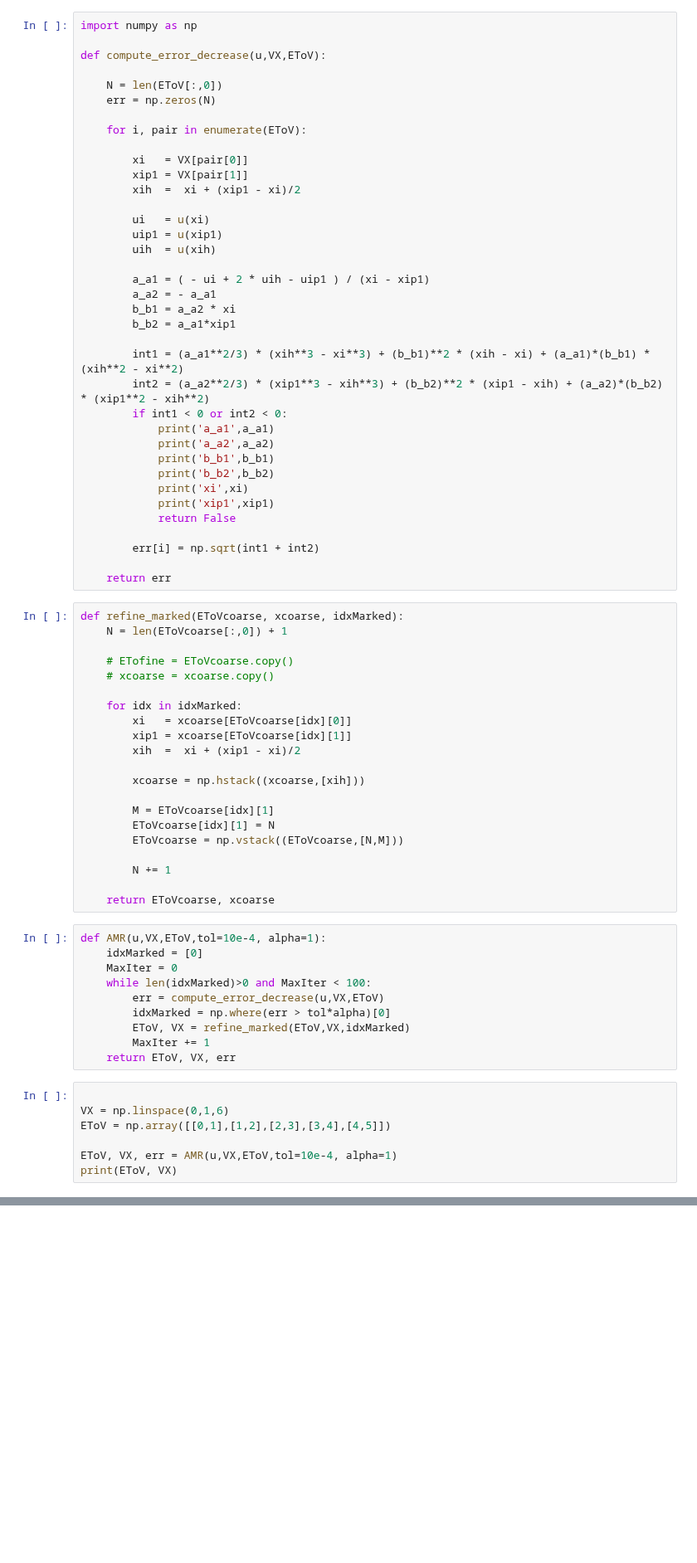
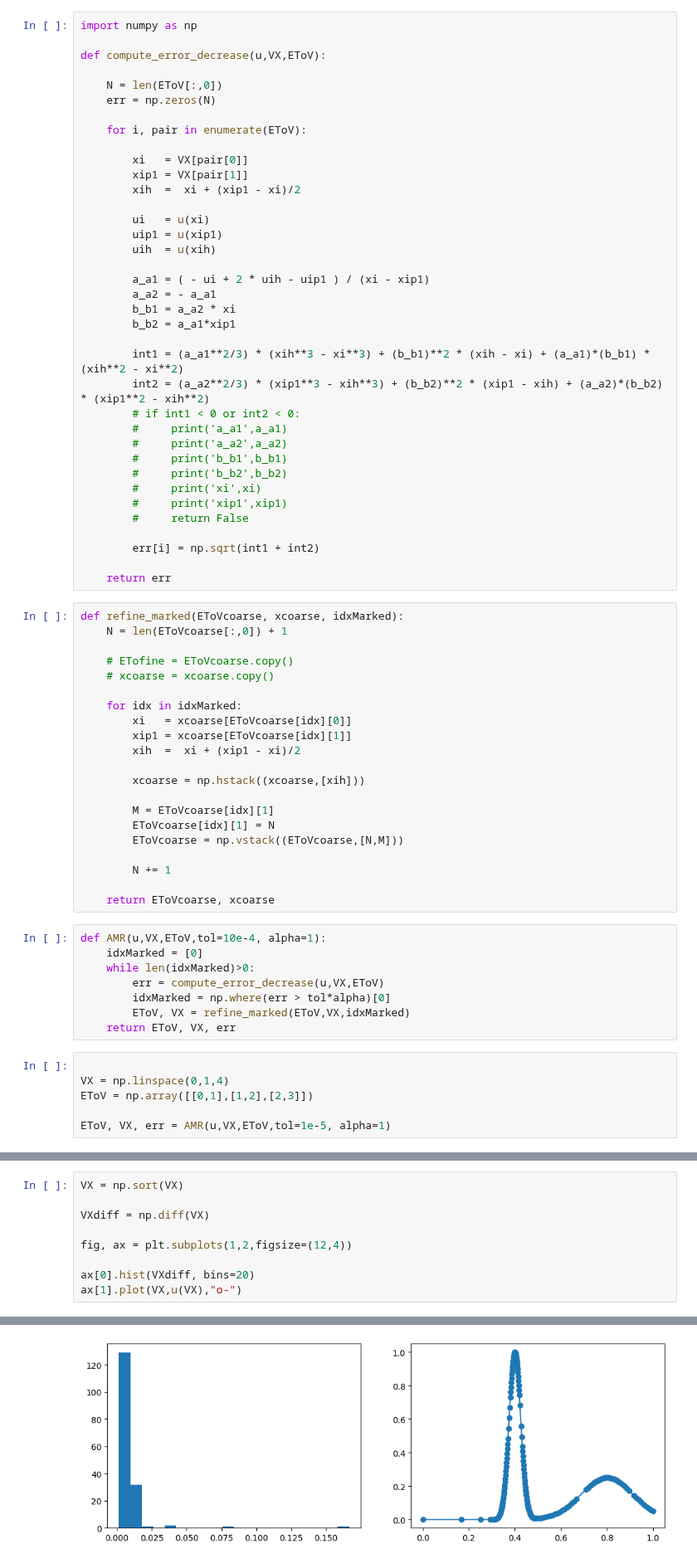
Before and after one commit to MarcusKNielsen/FEM, a Jupyter notebook: Assignment1.ipynb, the cells around one changed output, grey strips where cells are left out. Shown at 83% size. Drawn from its saved outputs; the diff is of its cells as text; blank space fills up the shorter version.

```diff
--- a/Assignment1.ipynb
+++ b/Assignment1.ipynb
@@ -511,14 +511,14 @@ def compute_error_decrease(u,VX,EToV):
 
         int1 = (a_a1**2/3) * (xih**3 - xi**3) + (b_b1)**2 * (xih - xi) + (a_a1)*(b_b1) * (xih**2 - xi**2)
         int2 = (a_a2**2/3) * (xip1**3 - xih**3) + (b_b2)**2 * (xip1 - xih) + (a_a2)*(b_b2) * (xip1**2 - xih**2)
-        if int1 < 0 or int2 < 0:
-            print('a_a1',a_a1)
-            print('a_a2',a_a2)
-            print('b_b1',b_b1)
-            print('b_b2',b_b2)
-            print('xi',xi)
-            print('xip1',xip1)
-            return False
+        # if int1 < 0 or int2 < 0:
+        #     print('a_a1',a_a1)
+        #     print('a_a2',a_a2)
+        #     print('b_b1',b_b1)
+        #     print('b_b2',b_b2)
+        #     print('xi',xi)
+        #     print('xip1',xip1)
+        #     return False
 
         err[i] = np.sqrt(int1 + int2)
 
@@ -547,17 +547,14 @@ def refine_marked(EToVcoarse, xcoarse, idxMarked):
 # %%
 def AMR(u,VX,EToV,tol=10e-4, alpha=1):
     idxMarked = [0]
-    MaxIter = 0
-    while len(idxMarked)>0 and MaxIter < 100:
+    while len(idxMarked)>0:
         err = compute_error_decrease(u,VX,EToV)
         idxMarked = np.where(err > tol*alpha)[0]
         EToV, VX = refine_marked(EToV,VX,idxMarked)
-        MaxIter += 1
     return EToV, VX, err
 # %%
 
-VX = np.linspace(0,1,6)
-EToV = np.array([[0,1],[1,2],[2,3],[3,4],[4,5]])
+VX = np.linspace(0,1,4)
+EToV = np.array([[0,1],[1,2],[2,3]])
 
-EToV, VX, err = AMR(u,VX,EToV,tol=10e-4, alpha=1)
-print(EToV, VX)
+EToV, VX, err = AMR(u,VX,EToV,tol=1e-5, alpha=1)
@@ -581,0 +561,10 @@ print(EToV, VX)
+# %%
+VX = np.sort(VX)
+
+VXdiff = np.diff(VX)
+
+fig, ax = plt.subplots(1,2,figsize=(12,4))
+
+ax[0].hist(VXdiff, bins=20)
+ax[1].plot(VX,u(VX),"o-")
+# %% [output]
@@ -581,0 +572 @@ print(EToV, VX)
+[figure, added]
```
Also changed, not shown: parts of 9 cells of this notebook.
